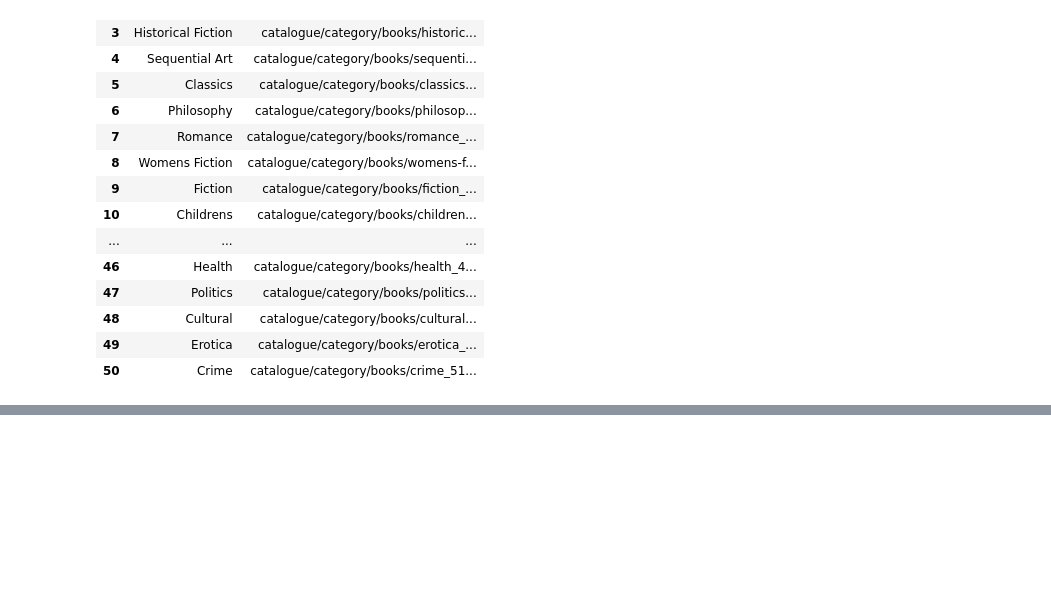
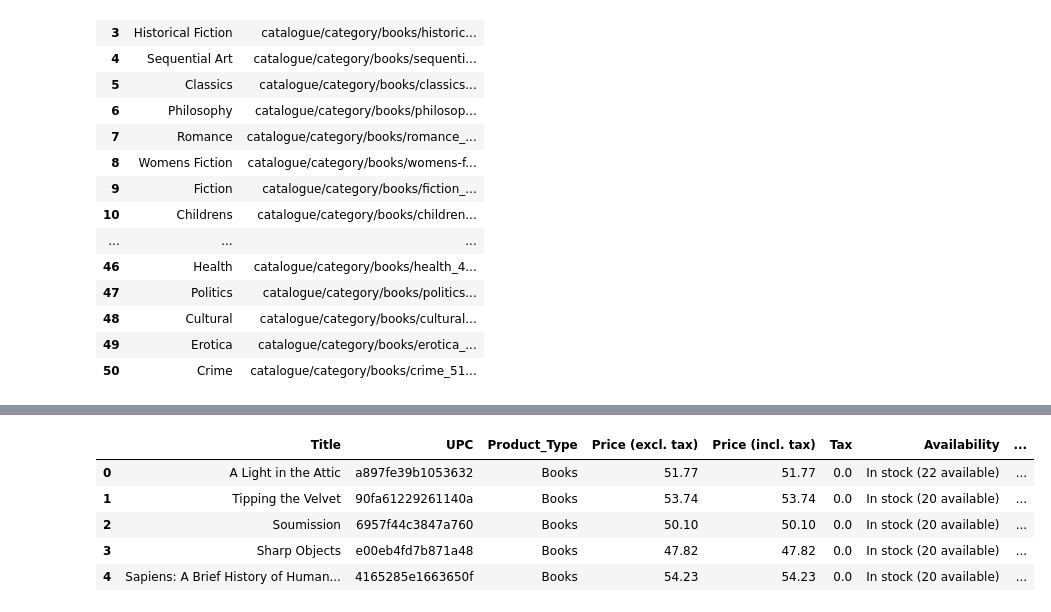
Before and after one commit to manoj-nain/AIChamp1, a Jupyter notebook: Web Scraping Books toscrape.ipynb, the cells around one changed output, grey strips where cells are left out. Drawn from its saved outputs; the diff is of its cells as text; code cells hidden in the pictures; blank space fills up the shorter version.

Commit message:
Completed scraping all pages with description and product info

```diff
--- a/Web Scraping Books toscrape.ipynb
+++ b/Web Scraping Books toscrape.ipynb
@@ -136,0 +160,40 @@ df_books.head()
+# %%
+title = []
+description = []
+upc = []
+ptype = []
+p1 = []
+p2 = []
+tax = []
+av = []
+nr = []
+
+for links in link:
+    page = 'http://books.toscrape.com/catalogue/'+str(links)
+    html = requests.get(page)
+    bsobj = soup(html.content,'lxml')
+    for book in bsobj.findAll('article',{'class':'product_page'}):
+        title.append(book.div.h1.text.strip())
+        price.append(float(book.div.p.text.strip().replace('£','')))
+        description.append(bsobj.findAll('p')[3].text.strip())
+
+        upc.append(bsobj.findAll('tr')[0].td.text.strip())
+        ptype.append(bsobj.findAll('tr')[1].td.text.strip())
+        p1.append(float(bsobj.findAll('tr')[2].td.text.strip().replace('£','')))
+        p2.append(float(bsobj.findAll('tr')[3].td.text.strip().replace('£','')))
+        tax.append(float(bsobj.findAll('tr')[4].td.text.strip().replace('£','')))
+        av.append(bsobj.findAll('tr')[5].td.text.strip())
+        nr.append(bsobj.findAll('tr')[6].td.text.strip())
+# %%
+d3 = {'Title':title,'UPC':upc,'Product_Type':ptype,'Price (excl. tax)':p1,'Price (incl. tax)':p2,'Tax':tax,'Availability':av,'Number_of_reviews':nr,'Description':description}
+# %%
+df_complete = pd.DataFrame(d3)
+# %%
+df_complete.head()
+# %% [output]
+|  | Title | UPC | Product_Type | Price (excl. tax) | Price (incl. tax) | Tax | Availability | ... |
+| 0 | A Light in the Attic | a897fe39b1053632 | Books | 51.77 | 51.77 | 0.0 | In stock (22 available) | ... |
+| 1 | Tipping the Velvet | 90fa61229261140a | Books | 53.74 | 53.74 | 0.0 | In stock (20 available) | ... |
+| 2 | Soumission | 6957f44c3847a760 | Books | 50.10 | 50.10 | 0.0 | In stock (20 available) | ... |
+| 3 | Sharp Objects | e00eb4fd7b871a48 | Books | 47.82 | 47.82 | 0.0 | In stock (20 available) | ... |
+| 4 | Sapiens: A Brief History of Human... | 4165285e1663650f | Books | 54.23 | 54.23 | 0.0 | In stock (20 available) | ... |
```
Also changed, not shown: parts of 4 cells of this notebook.
